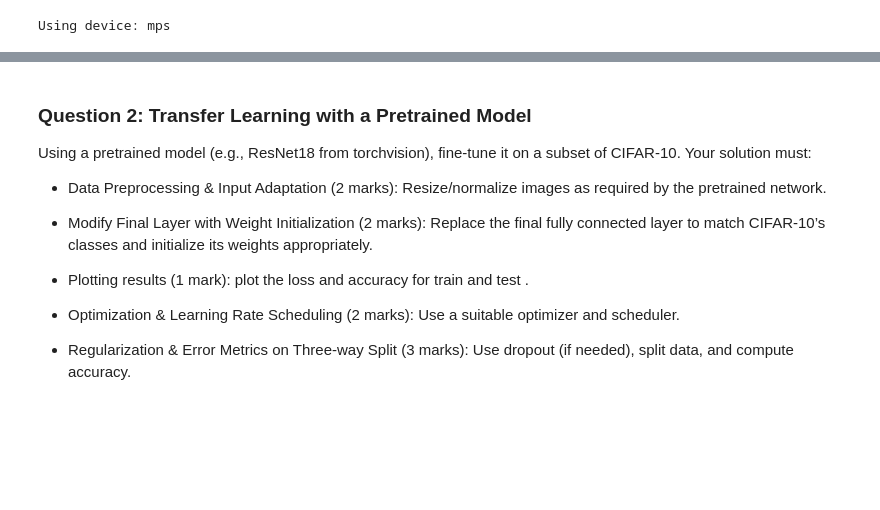
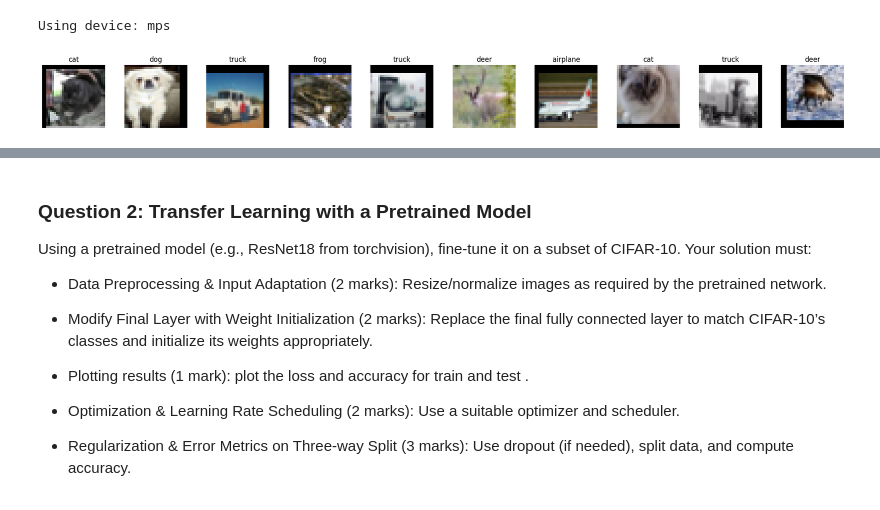
Before and after one commit to omaraboelfadl/COE49413-S25-Group-1, a Jupyter notebook: CV HW3/HW_3_CV.ipynb, the cells around one changed output, grey strips where cells are left out. Saved outputs shown, nothing was run; the diff lists cells and outputs as text; code cells hidden in the pictures; blank space fills up the shorter version.

```diff
--- a/CV HW3/HW_3_CV.ipynb
+++ b/CV HW3/HW_3_CV.ipynb
@@ -129,6 +131,7 @@ print(f"Using device: {device}")
 Using device: mps
 # %%
 # Data Preprocessing
+torch.manual_seed(0)
 transform = transforms.Compose([
     transforms.RandomHorizontalFlip(),  # Data augmentation (optional)
     transforms.RandomCrop(32, padding=4),  # Data augmentation (optional)
@@ -141,13 +144,26 @@ dataset = datasets.CIFAR10(root='./.torch/data', train=True, download=True, tran
 test_dataset = datasets.CIFAR10(root='./.torch/data', train=False, download=True, transform=transform)
 
 # Split dataset into train, validation, and test sets
-train_size = int(0.8 * len(dataset))
-val_size = len(dataset) - train_size
-train_dataset, val_dataset = random_split(dataset, [train_size, val_size])
-
-train_loader = DataLoader(train_dataset, batch_size=64, shuffle=True)
-val_loader = DataLoader(val_dataset, batch_size=64, shuffle=False)
+train_loader = DataLoader(dataset, batch_size=64, shuffle=True)
 test_loader = DataLoader(test_dataset, batch_size=64, shuffle=False)
+# %%
+transform_back = transforms.Compose([transforms.Normalize((-2.11,-2.03,-1.8),(4.37,4.46,4.44)),
+                            transforms.ToPILImage()])
+
+images, labels =  next(iter(train_loader))
+
+idx_to_class = {value: key for key, value in dataset.class_to_idx.items()}
+
+plt.figure(figsize=(20,30))
+for i in range(10):
+    plt.subplot(1,10,i+1)
+    plt.tight_layout()
+    plt.imshow(transform_back(images[i]))
+    plt.axis('off')
+    plt.title(idx_to_class[labels[i].item()])
+plt.show()
+# %% [output]
+[figure, added]
 # %%
 # Initialize weights using Kaiming initialization
 def init_weights_kaiming(m):
```
Also changed, not shown: parts of 8 cells of this notebook.
